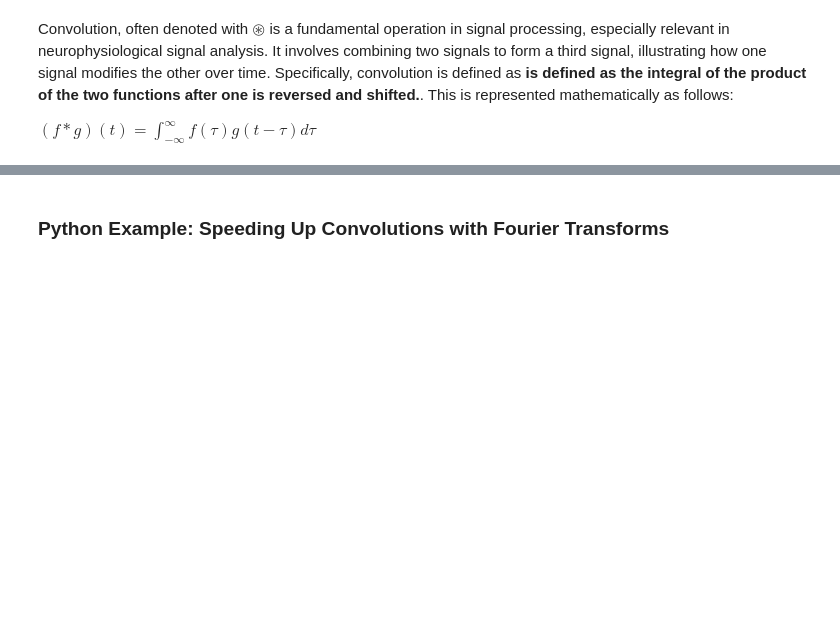
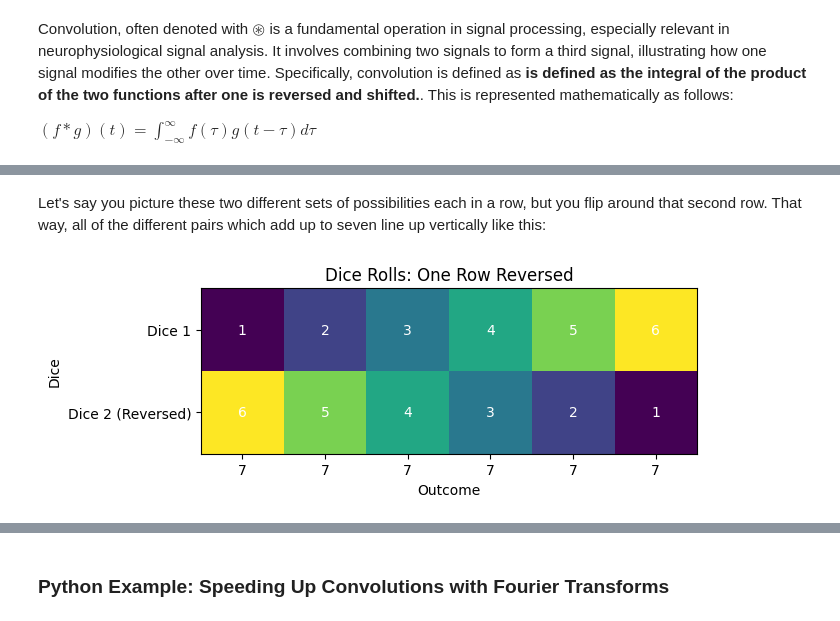
Before and after one commit to Yehuda-Bergstein/BSA-2023, a Jupyter notebook: BSA-Exercise-3.ipynb, the cells around one changed output, grey strips where cells are left out. Cells and saved outputs as stored; diff of their text form; code cells hidden in the pictures; blank space fills up the shorter version.

```diff
--- a/BSA-Exercise-3.ipynb
+++ b/BSA-Exercise-3.ipynb
@@ -21,0 +62,26 @@ $
+# %% [markdown]
+Let's say you picture these two different sets of possibilities each in a row, but you flip around that second row.
+That way, all of the different pairs which add up to seven line up vertically like this:
+# %%
+dice_rolls_modified = np.zeros((2, 6), dtype=int)
+dice_rolls_modified[0, :] = np.arange(1, 7)
+dice_rolls_modified[1, :] = np.arange(6, 0, -1)
+
+fig, ax = plt.subplots()
+ax.imshow(dice_rolls_modified, cmap='viridis', interpolation='nearest')
+
+for i in range(dice_rolls_modified.shape[0]):
+    for j in range(dice_rolls_modified.shape[1]):
+        ax.text(j, i, dice_rolls_modified[i, j], ha='center', va='center', color='w')
+
+ax.set_title('Dice Rolls: One Row Reversed')
+ax.set_xticks(np.arange(6))
+ax.set_yticks(np.arange(2))
+ax.set_xticklabels(['7'] * 6)
+ax.set_yticklabels(['Dice 1', 'Dice 2 (Reversed)'])
+ax.set_xlabel('Outcome')
+ax.set_ylabel('Dice')
+
+plt.show()
+# %% [output]
+[figure, added]
```
Also changed, not shown: parts of 8 cells of this notebook.
